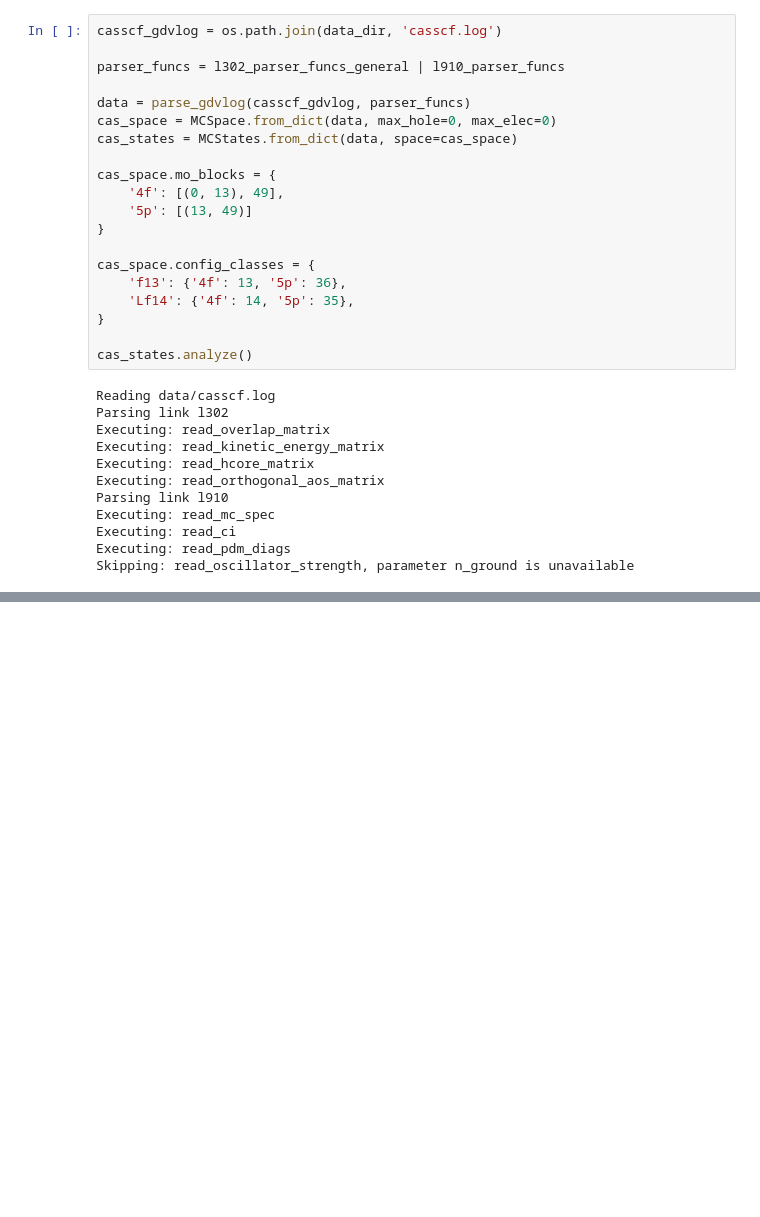
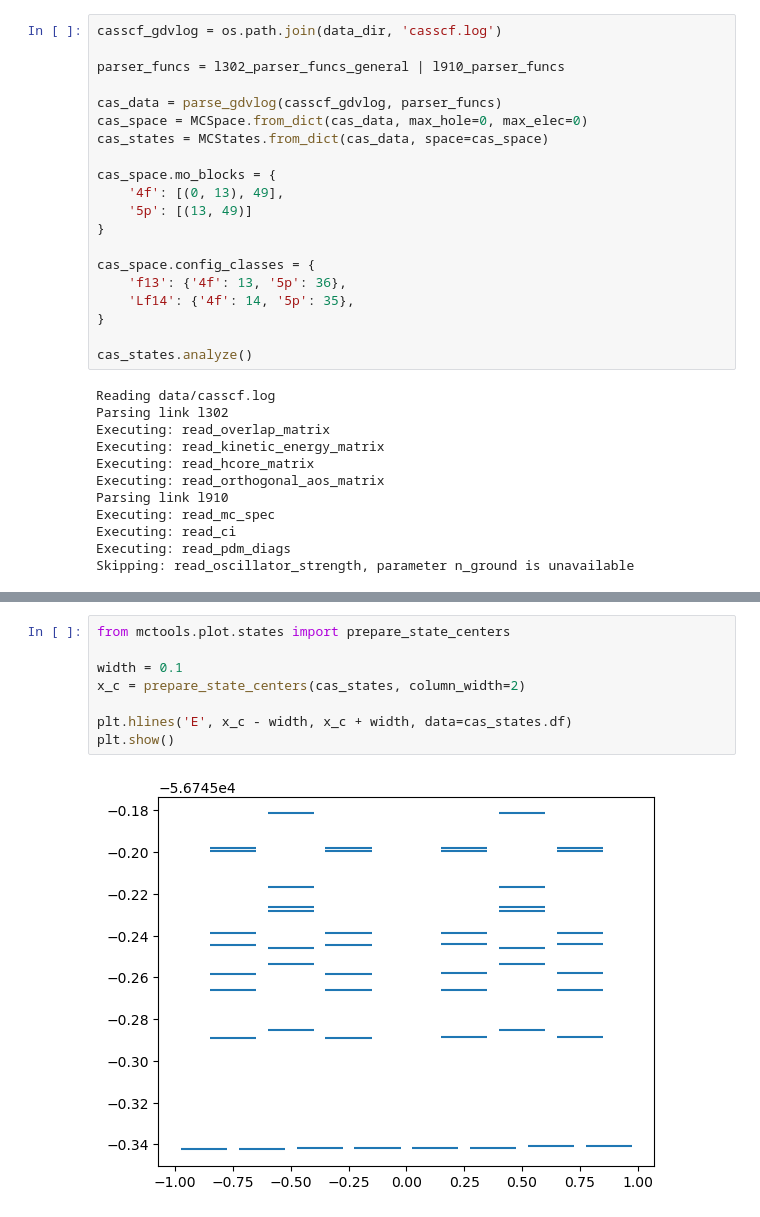
Before and after one commit to kshumilov/mctools, a Jupyter notebook: example.ipynb, the cells around one changed output, grey strips where cells are left out. Saved outputs shown, nothing was run; the diff lists cells and outputs as text; blank space fills up the shorter version.

```diff
--- a/example.ipynb
+++ b/example.ipynb
@@ -10,9 +17,9 @@ casscf_gdvlog = os.path.join(data_dir, 'casscf.log')
 
 parser_funcs = l302_parser_funcs_general | l910_parser_funcs
 
-data = parse_gdvlog(casscf_gdvlog, parser_funcs)
-cas_space = MCSpace.from_dict(data, max_hole=0, max_elec=0)
-cas_states = MCStates.from_dict(data, space=cas_space)
+cas_data = parse_gdvlog(casscf_gdvlog, parser_funcs)
+cas_space = MCSpace.from_dict(cas_data, max_hole=0, max_elec=0)
+cas_states = MCStates.from_dict(cas_data, space=cas_space)
 
 cas_space.mo_blocks = {
     '4f': [(0, 13), 49],
@@ -39,0 +68,10 @@ Skipping: read_oscillator_strength, parameter n_ground is unavailable
+# %%
+from mctools.plot.states import prepare_state_centers
+
+width = 0.1
+x_c = prepare_state_centers(cas_states, column_width=2)
+
+plt.hlines('E', x_c - width, x_c + width, data=cas_states.df)
+plt.show()
+# %% [output]
+[figure, added]
```
Also changed, not shown: parts of 11 cells of this notebook, 5 other files.
